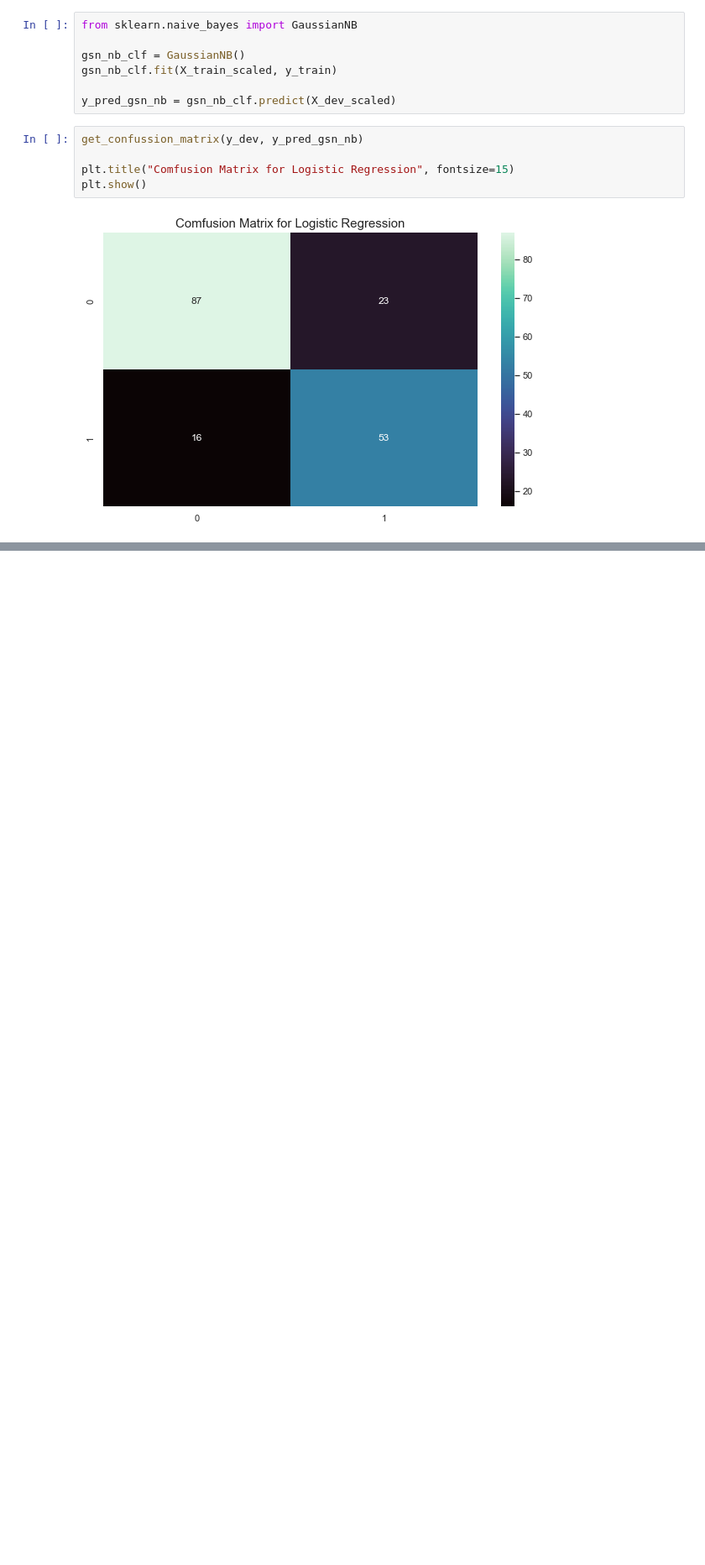
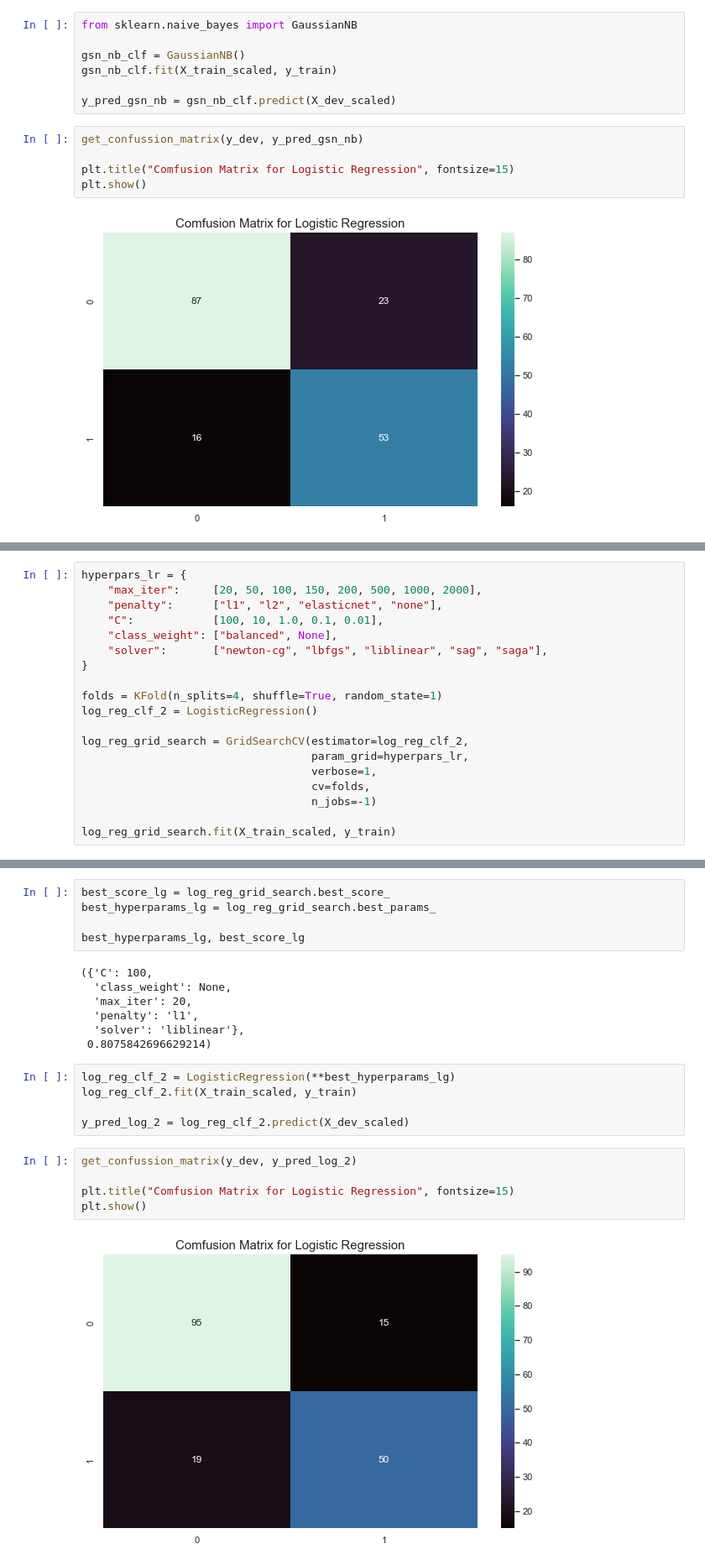
Before and after one commit to aka-vm/Titanic-Exploratory-Data-And-Model-Analysis, a Jupyter notebook: titanic_expl_data_analysis.ipynb, the cells around one changed output, grey strips where cells are left out. Shown: that part at 84% size. Saved outputs shown, nothing was run; the diff lists cells and outputs as text; blank space fills up the shorter version.

```diff
--- a/titanic_expl_data_analysis.ipynb
+++ b/titanic_expl_data_analysis.ipynb
@@ -920,0 +978,19 @@ get_model_score_stats(y_dev, y_pred_gsn_nb)
+# %%
+hyperpars_lr = {
+    "max_iter":     [20, 50, 100, 150, 200, 500, 1000, 2000],
+    "penalty":      ["l1", "l2", "elasticnet", "none"],
+    "C":            [100, 10, 1.0, 0.1, 0.01],
+    "class_weight": ["balanced", None],
+    "solver":       ["newton-cg", "lbfgs", "liblinear", "sag", "saga"],
+}
+
+folds = KFold(n_splits=4, shuffle=True, random_state=1)
+log_reg_clf_2 = LogisticRegression()
+
+log_reg_grid_search = GridSearchCV(estimator=log_reg_clf_2,
+                                   param_grid=hyperpars_lr,
+                                   verbose=1,
+                                   cv=folds,
+                                   n_jobs=-1)
+
+log_reg_grid_search.fit(X_train_scaled, y_train)
@@ -920,0 +1025,24 @@ get_model_score_stats(y_dev, y_pred_gsn_nb)
+# %%
+best_score_lg = log_reg_grid_search.best_score_
+best_hyperparams_lg = log_reg_grid_search.best_params_
+
+best_hyperparams_lg, best_score_lg
+# %% [output]
+({'C': 100,
+  'class_weight': None,
+  'max_iter': 20,
+  'penalty': 'l1',
+  'solver': 'liblinear'},
+ 0.8075842696629214)
+# %%
+log_reg_clf_2 = LogisticRegression(**best_hyperparams_lg)
+log_reg_clf_2.fit(X_train_scaled, y_train)
+
+y_pred_log_2 = log_reg_clf_2.predict(X_dev_scaled)
+# %%
+get_confussion_matrix(y_dev, y_pred_log_2)
+
+plt.title("Comfusion Matrix for Logistic Regression", fontsize=15)
+plt.show()
+# %% [output]
+[figure, added]
```
Also changed, not shown: parts of 36 cells of this notebook.
